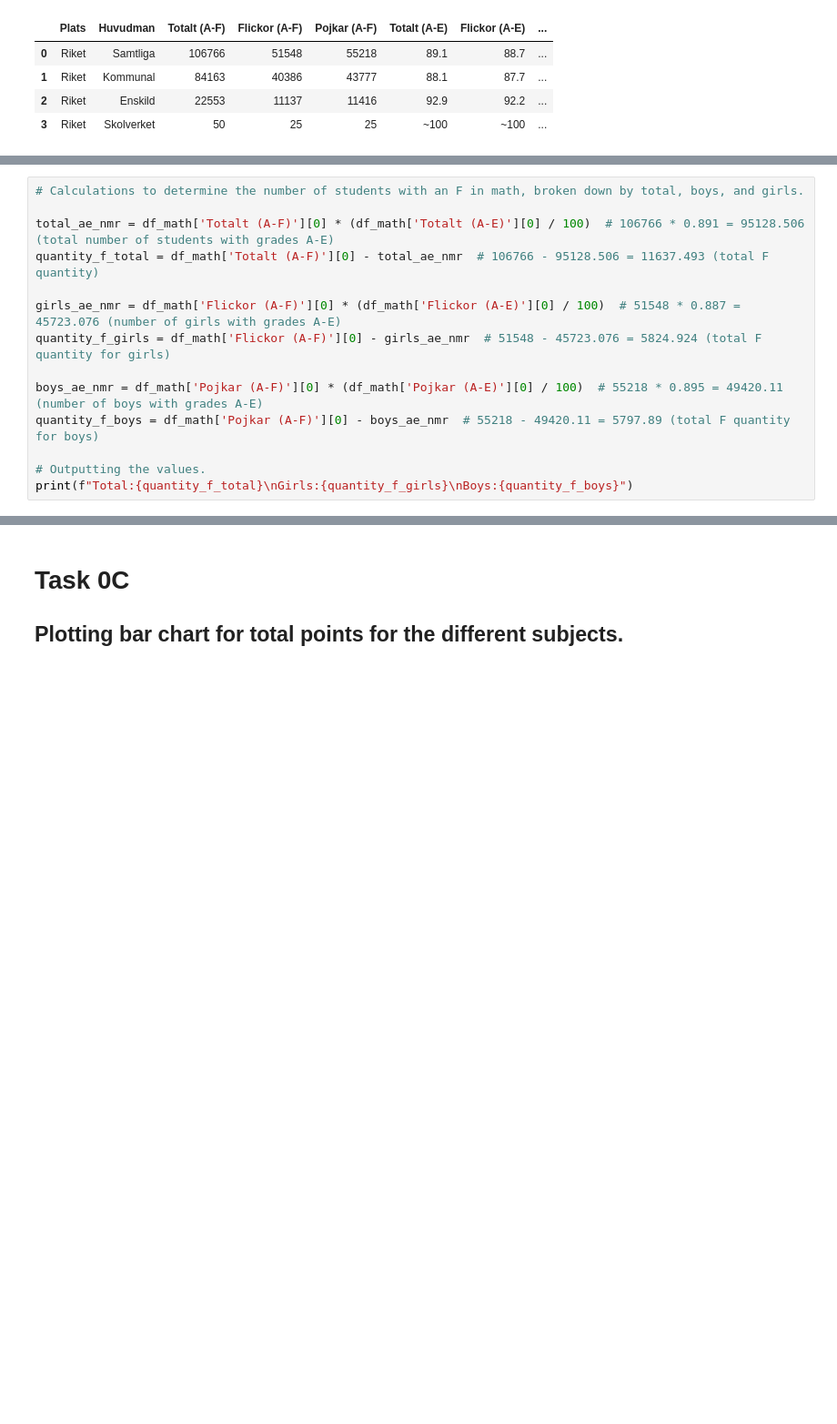
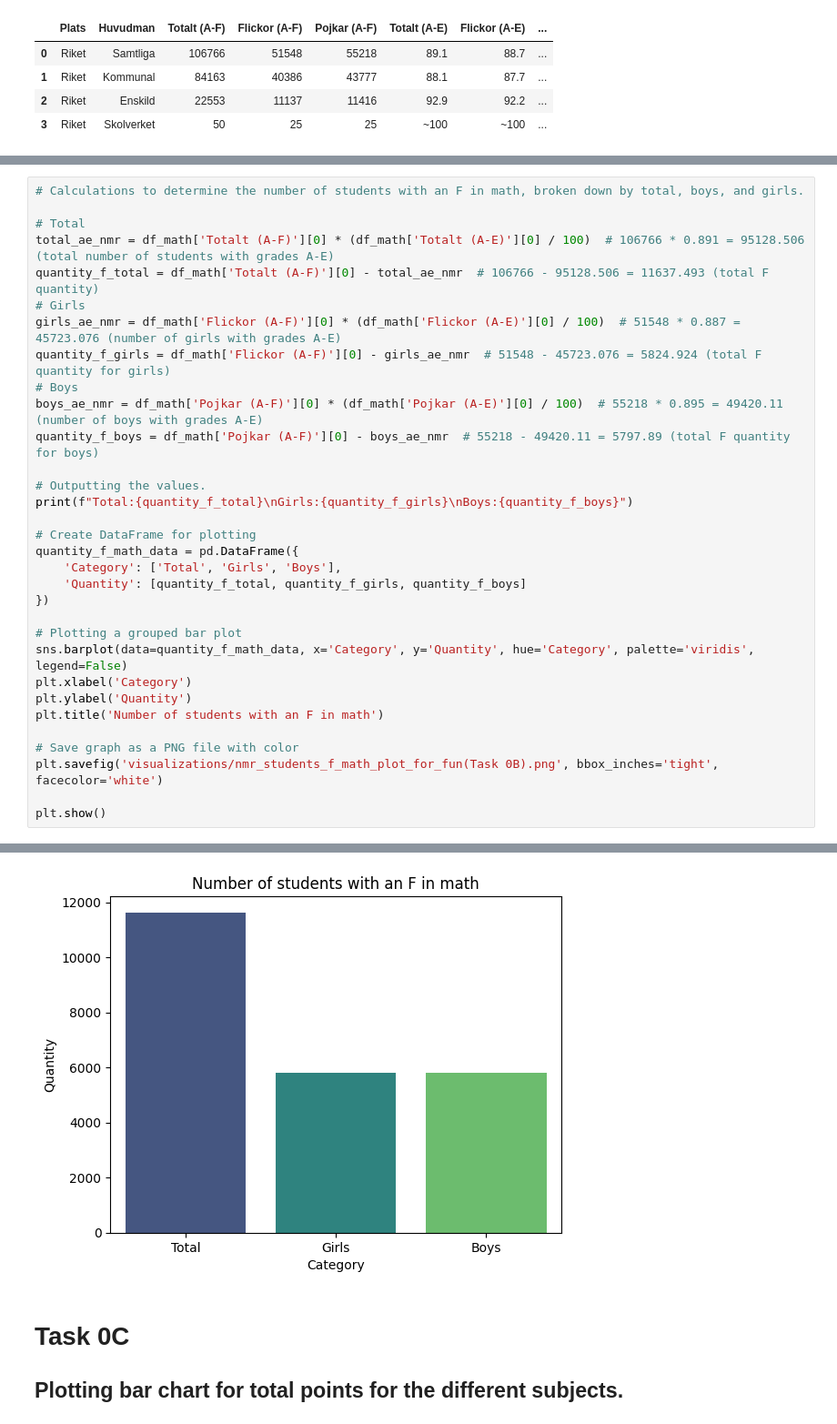
Before and after one commit to KevinKinnunen/Python-Kevin-Kinnunen-OPA23, a Jupyter notebook: labs/lab2/main.ipynb, the cells around one changed output, grey strips where cells are left out. Shown at 91% size. Saved outputs shown, nothing was run; the diff lists cells and outputs as text; blank space fills up the shorter version.

Commit message:
Seaborn Barplot of the Quantity of Students with an F in Math
Added to Task 0B:
- Barplotting using Seaborn and saving the plot as a PNG file for fun within the map visualizations.

```diff
--- a/labs/lab2/main.ipynb
+++ b/labs/lab2/main.ipynb
@@ -65,21 +65,40 @@ df_math.head()
 # %%
 # Calculations to determine the number of students with an F in math, broken down by total, boys, and girls.
 
+# Total
 total_ae_nmr = df_math['Totalt (A-F)'][0] * (df_math['Totalt (A-E)'][0] / 100)  # 106766 * 0.891 = 95128.506 (total number of students with grades A-E)
 quantity_f_total = df_math['Totalt (A-F)'][0] - total_ae_nmr  # 106766 - 95128.506 = 11637.493 (total F quantity)
-
+# Girls
 girls_ae_nmr = df_math['Flickor (A-F)'][0] * (df_math['Flickor (A-E)'][0] / 100)  # 51548 * 0.887 = 45723.076 (number of girls with grades A-E)
 quantity_f_girls = df_math['Flickor (A-F)'][0] - girls_ae_nmr  # 51548 - 45723.076 = 5824.924 (total F quantity for girls)
-
+# Boys
 boys_ae_nmr = df_math['Pojkar (A-F)'][0] * (df_math['Pojkar (A-E)'][0] / 100)  # 55218 * 0.895 = 49420.11 (number of boys with grades A-E)
 quantity_f_boys = df_math['Pojkar (A-F)'][0] - boys_ae_nmr  # 55218 - 49420.11 = 5797.89 (total F quantity for boys)
 
 # Outputting the values.
 print(f"Total:{quantity_f_total}\nGirls:{quantity_f_girls}\nBoys:{quantity_f_boys}")
+
+# Create DataFrame for plotting
+quantity_f_math_data = pd.DataFrame({
+    'Category': ['Total', 'Girls', 'Boys'],
+    'Quantity': [quantity_f_total, quantity_f_girls, quantity_f_boys]
+})
+
+# Plotting a grouped bar plot
+sns.barplot(data=quantity_f_math_data, x='Category', y='Quantity', hue='Category', palette='viridis', legend=False)
+plt.xlabel('Category')
+plt.ylabel('Quantity')
+plt.title('Number of students with an F in math')
+
+# Save graph as a PNG file with color
+plt.savefig('visualizations/nmr_students_f_math_plot_for_fun(Task 0B).png', bbox_inches='tight', facecolor='white')
+
+plt.show()
 # %% [output]
 Total:11637.494000000006
 Girls:5824.923999999999
 Boys:5797.889999999999
+[figure, added]
 # %% [markdown]
 # Task 0C
 ## Plotting bar chart for total points for the different subjects.
```
Also changed, not shown: parts of 3 cells of this notebook, 1 other file.
